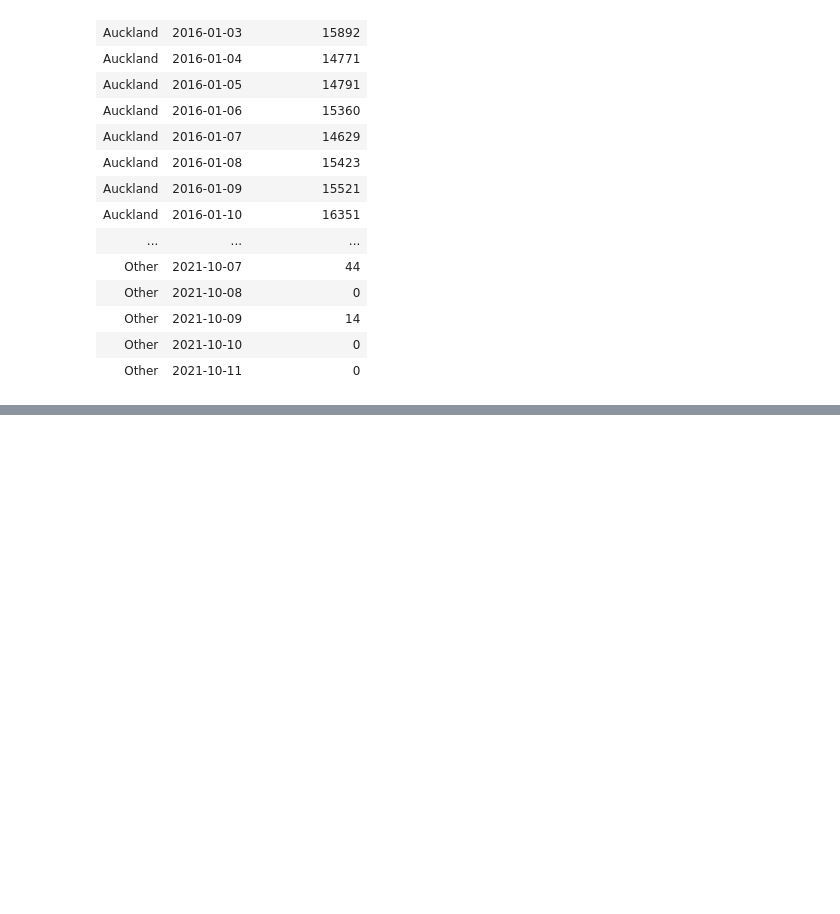
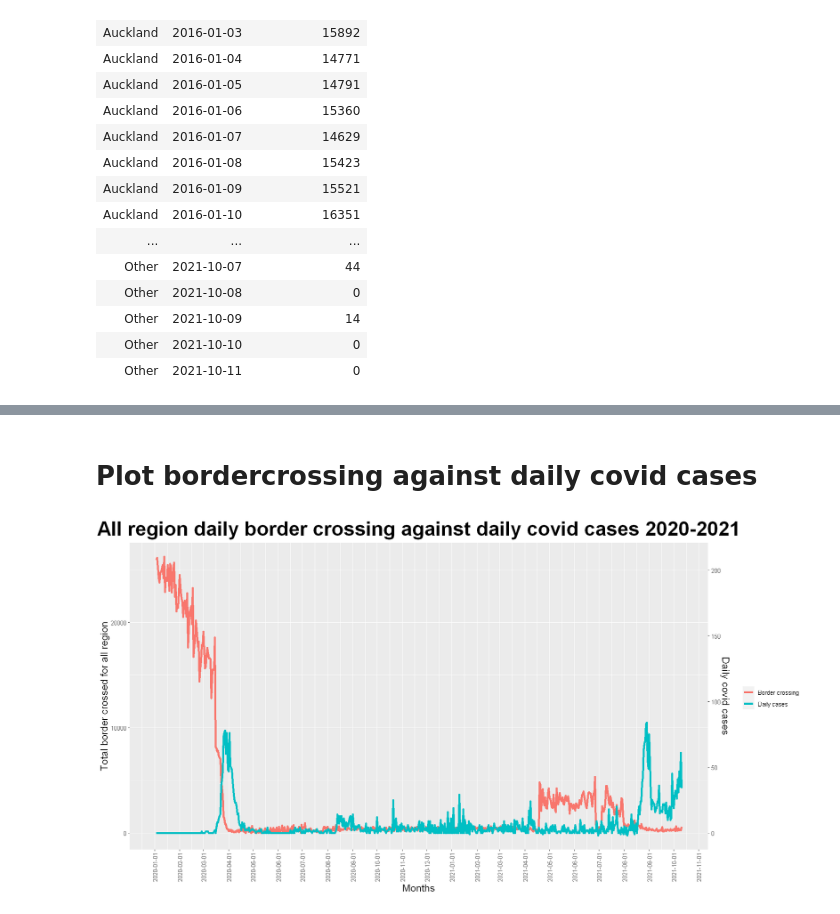
Before and after one commit to andyholmes1210/DATA201-Project, a Jupyter notebook: Border Crossings.ipynb, the cells around one changed output, grey strips where cells are left out. Drawn from its saved outputs; the diff is of its cells as text; code cells hidden in the pictures; blank space fills up the shorter version.

```diff
--- a/Border Crossings.ipynb
+++ b/Border Crossings.ipynb
@@ -161,0 +157,9 @@ A data.frame: 649 × 2
+# %%
+#Getting total border crossing for each day 2020-2021
+border_region_new <- border_region %>%
+    filter(Dates > "2020-01-02") %>%
+    group_by(Dates) %>%
+    summarise(Total_border_crossed = sum(Border_crossed))
+
+
+border_region_new
@@ -161,0 +188,6 @@ A data.frame: 649 × 2
+# %%
+#Joining bordercrossing region with daily covid cases
+bordercrossing_covidcase <- border_region_new %>%
+    inner_join(covid_case_new_zealand, by = "Dates")
+
+bordercrossing_covidcase
@@ -161,0 +214,29 @@ A data.frame: 649 × 2
+# %% [markdown]
+# Plot bordercrossing against daily covid cases
+# %%
+allregionborder_covidcase <- ggplot(bordercrossing_covidcase, aes(x=as.Date(Dates))) +
+    geom_line(aes(y=Total_border_crossed, color="Border crossing"), size=1.5) + #Total border crossing line
+    geom_line(aes(y=Daily_cases*125, color="Daily cases"), size=1.5) + #Daily cases line
+
+    scale_x_date(date_labels = "%Y-%m-%d", date_breaks = "1 month") + #Date label on x-axis, monthly intervals
+    theme(axis.text.x = element_text(angle = 90, vjust = 0.5, hjust = 1)) + #Rotate Date label on x-axis
+
+    scale_y_continuous( #Label for both y-axis (left and right)
+        name = "Total border crossed for all region",
+        sec.axis = sec_axis(~./125, name="Daily covid cases")
+    ) +
+
+    theme( #Theme for the labels
+        axis.title.y = element_text(colour = "black", size=15),
+        axis.title.y.right = element_text(colour = "black", size=15),
+        axis.title.x = element_text(colour = "black", size=15)
+    ) +
+
+    theme(legend.title=element_blank()) + #Removing legend title
+    ggtitle('All region daily border crossing against daily covid cases 2020-2021') + #Plot title
+    theme(plot.title = element_text(size=30, face="bold", hjust=0.5)) + #Theme for plot title
+    labs(x="Months") #X label
+
+allregionborder_covidcase
+# %% [output]
+[figure, added]
```
Also changed, not shown: parts of 24 cells of this notebook.
